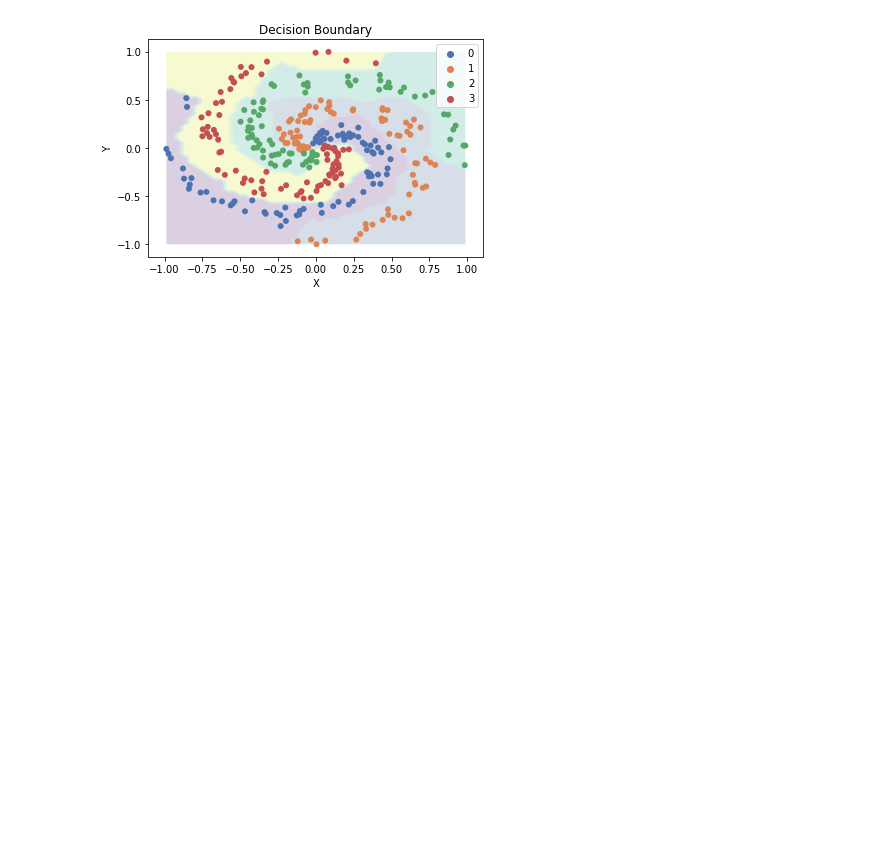
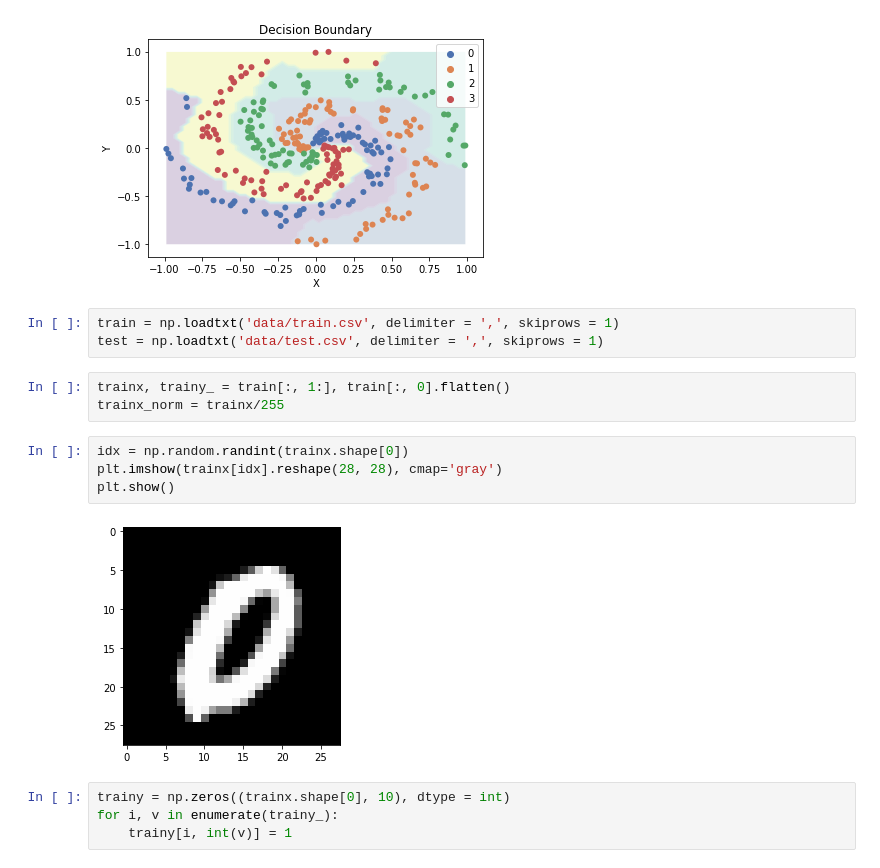
Before and after one commit to szjunma/ML-Algorithm-with-Python, a Jupyter notebook: neural_network/neural_network.ipynb, the cells around one changed output. Saved outputs shown, nothing was run; the diff lists cells and outputs as text; blank space fills up the shorter version.

```diff
--- a/neural_network/neural_network.ipynb
+++ b/neural_network/neural_network.ipynb
@@ -156,3 +156,19 @@ plt.ylabel('Y')
 plt.show()
 # %% [output]
 [figure]
+# %%
+train = np.loadtxt('data/train.csv', delimiter = ',', skiprows = 1)
+test = np.loadtxt('data/test.csv', delimiter = ',', skiprows = 1)
+# %%
+trainx, trainy_ = train[:, 1:], train[:, 0].flatten()
+trainx_norm = trainx/255
+# %%
+idx = np.random.randint(trainx.shape[0])
+plt.imshow(trainx[idx].reshape(28, 28), cmap='gray')
+plt.show()
+# %% [output]
+[figure, added]
+# %%
+trainy = np.zeros((trainx.shape[0], 10), dtype = int)
+for i, v in enumerate(trainy_):
+    trainy[i, int(v)] = 1
```
Also changed, not shown: parts of 2 cells of this notebook.
